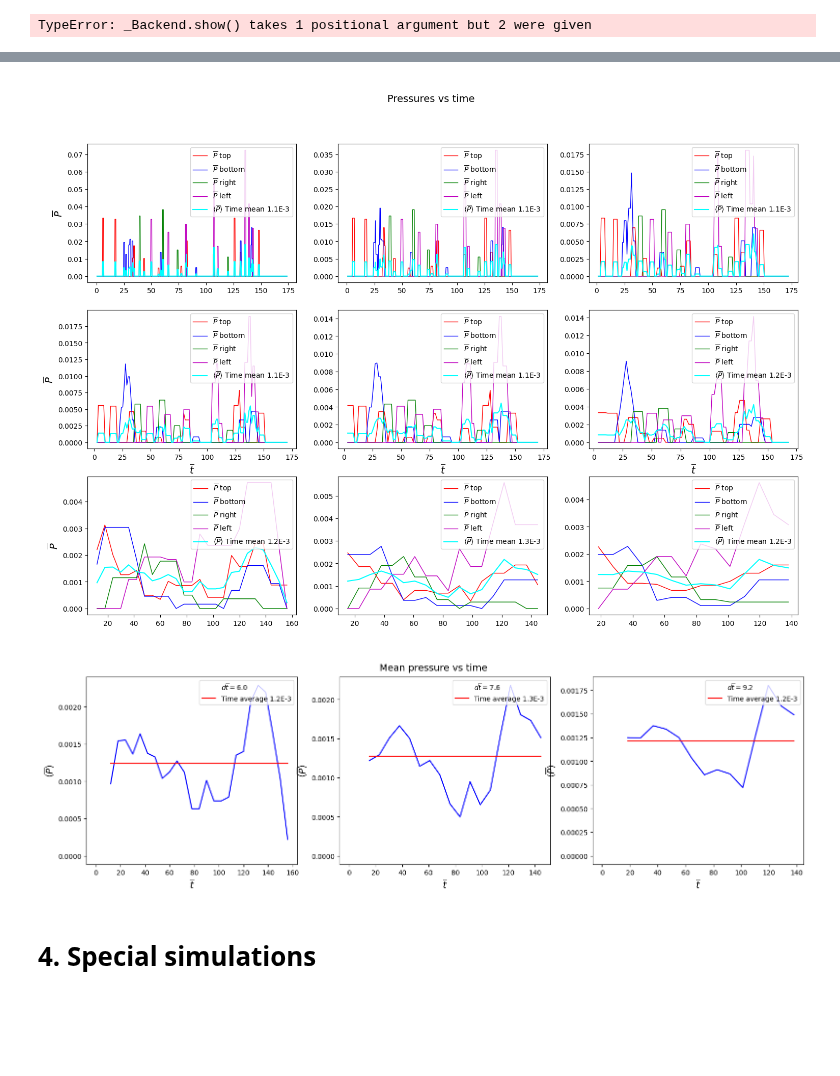
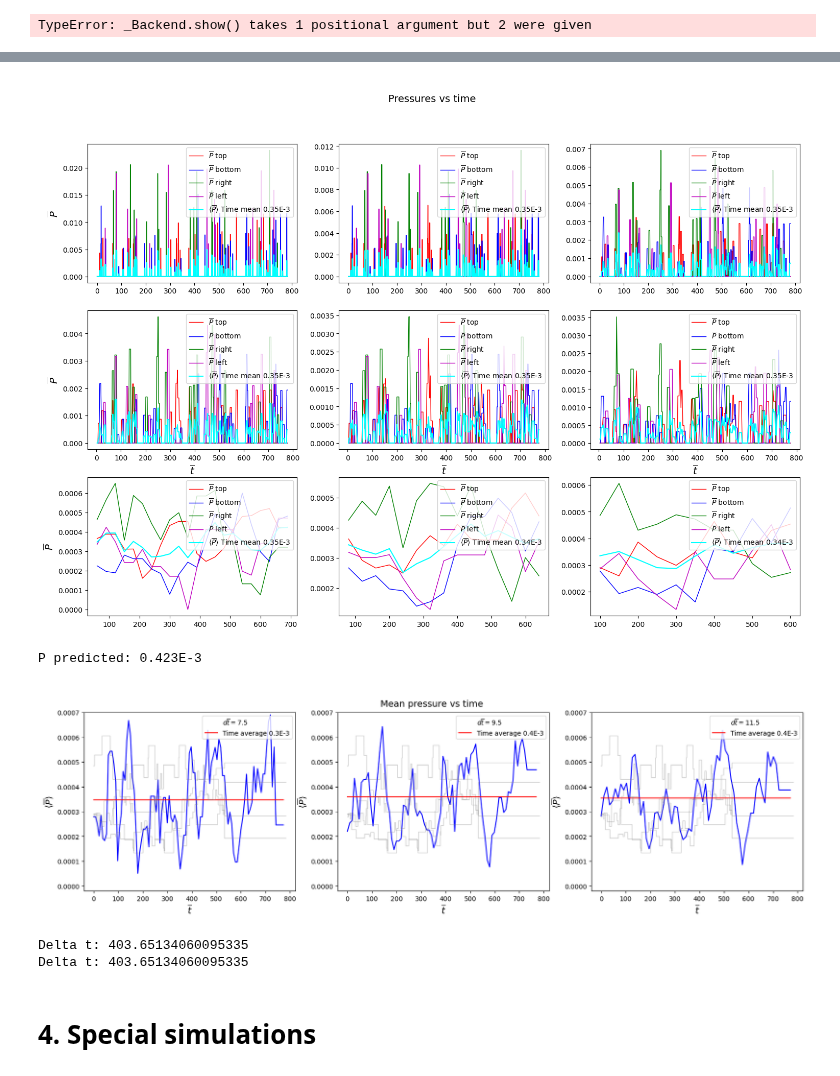
Before and after one commit to AndresGuarin/JupyterCodes, a Jupyter notebook: Computational Physics/LennardJonesGas/gas_dynamics.ipynb, the cells around one changed output, grey strips where cells are left out. Cells and saved outputs as stored; diff of their text form; code cells hidden in the pictures; blank space fills up the shorter version.

```diff
--- a/Computational Physics/LennardJonesGas/gas_dynamics.ipynb
+++ b/Computational Physics/LennardJonesGas/gas_dynamics.ipynb
@@ -595,7 +597,8 @@ $$ \overline{V} = \frac{1}{24\epsilon} V\,,$$
 $$ \overline{E} = \overline{K}+\overline{V}\,,$$
 which are respectively the kinetic energy, the potential energy and the mechanical energy.
 # %%
-date = datetime.now().strftime("%m-%d_%H-%M-%S")
+date = 'sim3_'
+#date = datetime.now().strftime("%m-%d_%H-%M-%S")
 # %%
 Em = sim.get_Energy(s)[2]
 
@@ -716,7 +727,7 @@ def get_Pressures(s,time,box,dt):
 %matplotlib inline
 # %%
 #Ldt = [5*h, 10*h, 20*h, 30*h, 40*h, 50*h, 60*h, 80*h, 100*h]
-Ldt = [5*h, 10*h, 20*h, 30*h, 40*h, 50*h, 150*h, 190*h, 230*h]
+Ldt = [5*h, 10*h, 20*h, 30*h, 40*h, 50*h, 600*h, 800*h, 1000*h]
 
 fig = plt.figure(figsize=(18,12))
 fig.suptitle('\nPressures vs time', fontsize=14)
@@ -736,40 +747,65 @@ for i in range(len(Ldt)):
     plt.plot(time_P1,P_bottom1,'-b',label=r'$\overline{P}$ bottom',lw=1)  #;plt.plot(time_P, P_bottom,'o',color='blue',alpha=0.5, ms=1.5)
     plt.plot(time_P1,P_right1,'-g',label=r'$\overline{P}$ right',lw=1)    #;plt.plot(time_P, P_right,'o',color='green',alpha=0.5, ms=1.5)
     plt.plot(time_P1,P_left1,'-m',label=r'$\overline{P}$ left',lw=1)      #;plt.plot(time_P, P_left,'o',color='magenta',alpha=0.5, ms=1.5)
-    plt.plot(time_P1,P_mean1,'-',color='cyan',label=r'$\left< \overline{P} \right>$ Time mean '+f'{np.round(np.mean(P_mean1)*10**3,1)}E-3')
+    plt.plot(time_P1,P_mean1,'-',color='cyan',label=r'$\left< \overline{P} \right>$ Time mean '+f'{np.round(np.mean(P_mean1)*10**3,2)}E-3')
     plt.legend(loc='upper right')
 plt.savefig('images/NparticlesGas/'+date+' pressures.png',dpi=300)
 plt.show()
 # %% [output]
-[figure, old version]
+[figure, new version]
+# %%
+Kmean = 3/2*np.mean(T)
+P_predicted = 2/3*Np*Kmean/(box[0]*box[1])
+
+print(f'P predicted: {np.round(np.mean(P_predicted)*10**3,3)}E-3')
+# %% [output]
+P predicted: 0.423E-3
 # %%
-date = datetime.now().strftime("%m-%d_%H-%M-%S")
 #Ldt = [60*h, 80*h, 100*h]
 Ldt = [150*h, 190*h, 230*h]
 
-fig = plt.figure(figsize=(19,5))
-fig.suptitle('\nMean pressure vs time', fontsize=14)
+fig = plt.figure(figsize=(20,5))
+fig.suptitle('\nMean pressure vs time\n', fontsize=14)
 for i in range(len(Ldt)):
     plt.subplot(1,3,i+1)
     time_P, P_top, P_bottom, P_right, P_left = get_Pressures(s,time,box,Ldt[i])
     w = 5; kind = 0
     time_P1, P_top1 = moving_mean(time_P,P_top,w,kind)
     time_P1, P_bottom1 = moving_mean(time_P,P_bottom,w,kind)
     time_P1, P_right1 = moving_mean(time_P,P_right,w,kind)
     time_P1, P_left1 = moving_mean(time_P,P_left,w,kind)
     P_mean1 = (P_top1+P_bottom1+P_right1+P_left1)/4
     P_mean2 = np.mean(P_mean1)*np.ones(len(time_P1))
 
     plt.ylabel(r'$\left< \overline{P} \right>$',fontsize=14)
     plt.xlabel(r'$\overline{t}$',fontsize=14)
     plt.plot(time_P1,P_mean1,'-',color='blue')
     plt.plot(0,0,'o',ms=0,label=r'$d\overline{t} = $'+f'{np.round(Ldt[i],2)}')
     plt.plot(time_P1,P_mean2,'-',color='red',label=r'Time average '+f'{np.round(np.mean(P_mean1)*10**3,1)}E-3')
+
+    time_P, P_top, P_bottom, P_right, P_left = get_Pressures(s,time,box,5*h)
+    w = 1000; kind = 0; lw=1; alpha=0.4
+    time_P1, P_top1 = moving_mean(time_P,P_top,w,kind)
+    time_P1, P_bottom1 = moving_mean(time_P,P_bottom,w,kind)
+    time_P1, P_right1 = moving_mean(time_P,P_right,w,kind)
+    time_P1, P_left1 = moving_mean(time_P,P_left,w,kind)
+    P_mean1 = (P_top1+P_bottom1+P_right1+P_left1)/4
+    plt.plot(time_P1,P_top1,'-',color='gray',lw=lw,alpha=alpha)
+    plt.plot(time_P1,P_bottom1,'-',color='gray',lw=lw,alpha=alpha)
+    plt.plot(time_P1,P_right1,'-',color='gray',lw=lw,alpha=alpha)
+    plt.plot(time_P1,P_left1,'-',color='gray',lw=lw,alpha=alpha)
+    plt.ylim(-0.00002,0.0007)
     plt.legend(loc='upper right')
 plt.savefig('images/NparticlesGas/'+date+' pressures1.png',dpi=300)
 plt.show()
 # %% [output]
-[figure, old version]
+[figure, new version]
+# %%
+print(f'Delta t: {2*box[0]/np.max(np.abs(Vx0))}')
+print(f'Delta t: {2*box[0]/np.max(np.abs(Vx0))}')
+# %% [output]
+Delta t: 403.65134060095335
+Delta t: 403.65134060095335
 # %% [markdown]
 # **4. Special simulations**
 # %% [markdown]
```
Also changed, not shown: parts of 13 cells of this notebook, 43 other files.
